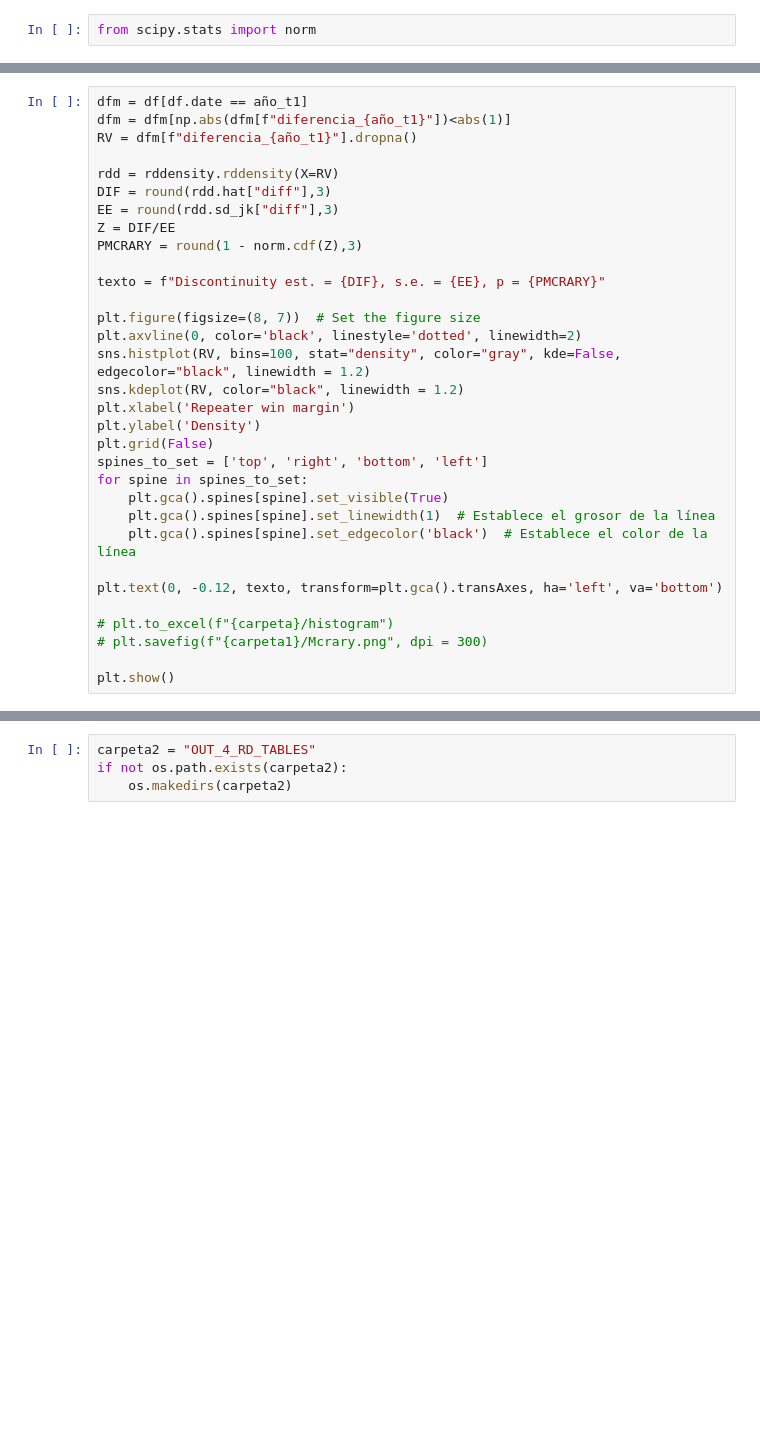
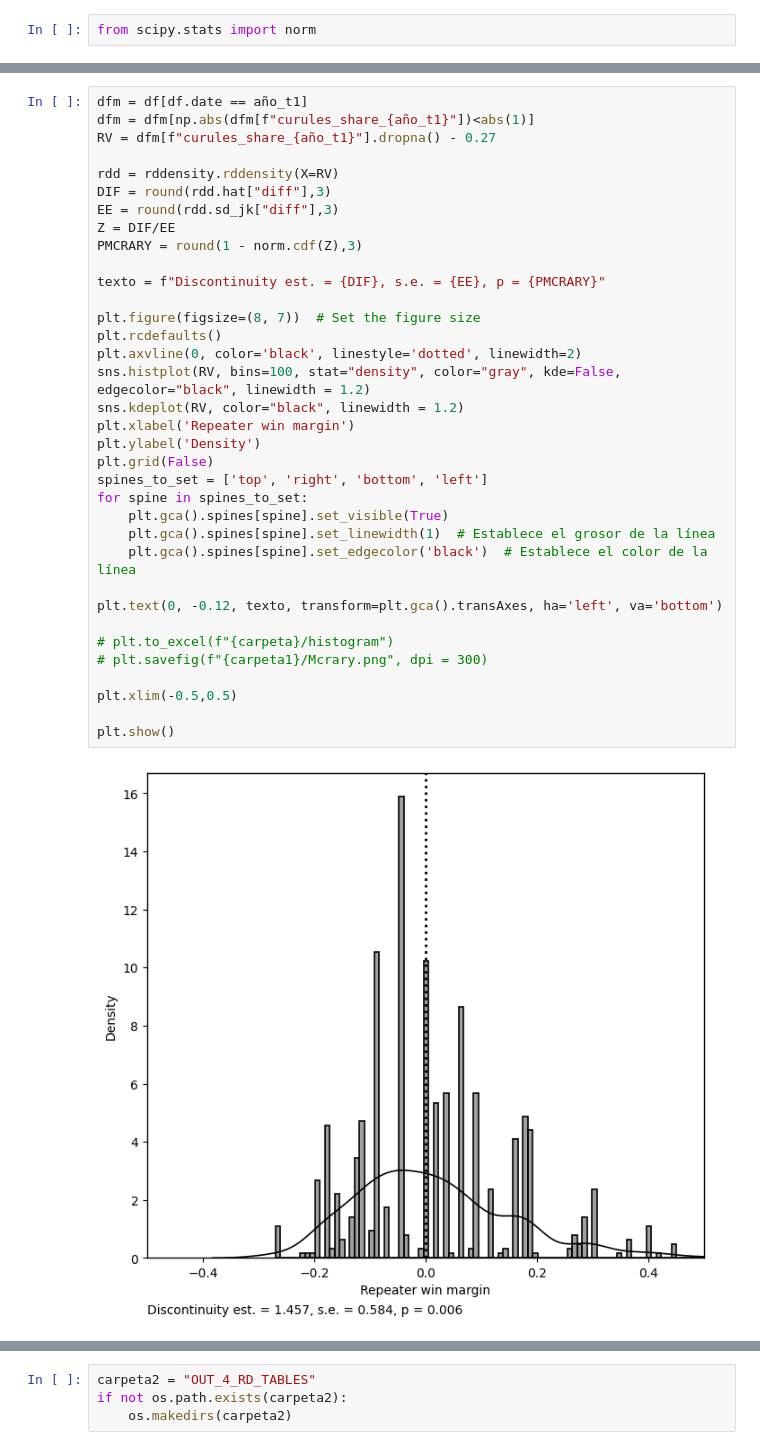
Before and after one commit to jguerrae/ColombianMunicipalDebt, a Jupyter notebook: 1_ESTIMACIONES_v2.ipynb, the cells around one changed output, grey strips where cells are left out. Cells and saved outputs as stored; diff of their text form; blank space fills up the shorter version.

```diff
--- a/1_ESTIMACIONES_v2.ipynb
+++ b/1_ESTIMACIONES_v2.ipynb
@@ -277,32 +281,37 @@ plt.show()
 # %%
 dfm = df[df.date == año_t1]
-dfm = dfm[np.abs(dfm[f"diferencia_{año_t1}"])<abs(1)]
-RV = dfm[f"diferencia_{año_t1}"].dropna()
+dfm = dfm[np.abs(dfm[f"curules_share_{año_t1}"])<abs(1)]
+RV = dfm[f"curules_share_{año_t1}"].dropna() - 0.27
 
 rdd = rddensity.rddensity(X=RV)
 DIF = round(rdd.hat["diff"],3)
 EE = round(rdd.sd_jk["diff"],3)
 Z = DIF/EE
 PMCRARY = round(1 - norm.cdf(Z),3)
 
 texto = f"Discontinuity est. = {DIF}, s.e. = {EE}, p = {PMCRARY}"
 
 plt.figure(figsize=(8, 7))  # Set the figure size
+plt.rcdefaults()
 plt.axvline(0, color='black', linestyle='dotted', linewidth=2)
 sns.histplot(RV, bins=100, stat="density", color="gray", kde=False, edgecolor="black", linewidth = 1.2)
 sns.kdeplot(RV, color="black", linewidth = 1.2)
 plt.xlabel('Repeater win margin')
 plt.ylabel('Density')
 plt.grid(False)
 spines_to_set = ['top', 'right', 'bottom', 'left']
 for spine in spines_to_set:
     plt.gca().spines[spine].set_visible(True)
     plt.gca().spines[spine].set_linewidth(1)  # Establece el grosor de la línea
     plt.gca().spines[spine].set_edgecolor('black')  # Establece el color de la línea
 
 plt.text(0, -0.12, texto, transform=plt.gca().transAxes, ha='left', va='bottom')
 
 # plt.to_excel(f"{carpeta}/histogram")
 # plt.savefig(f"{carpeta1}/Mcrary.png", dpi = 300)
 
+plt.xlim(-0.5,0.5)
+
 plt.show()
+# %% [output]
+[figure, added]
```
Also changed, not shown: parts of 60 cells of this notebook, 6 other files.
